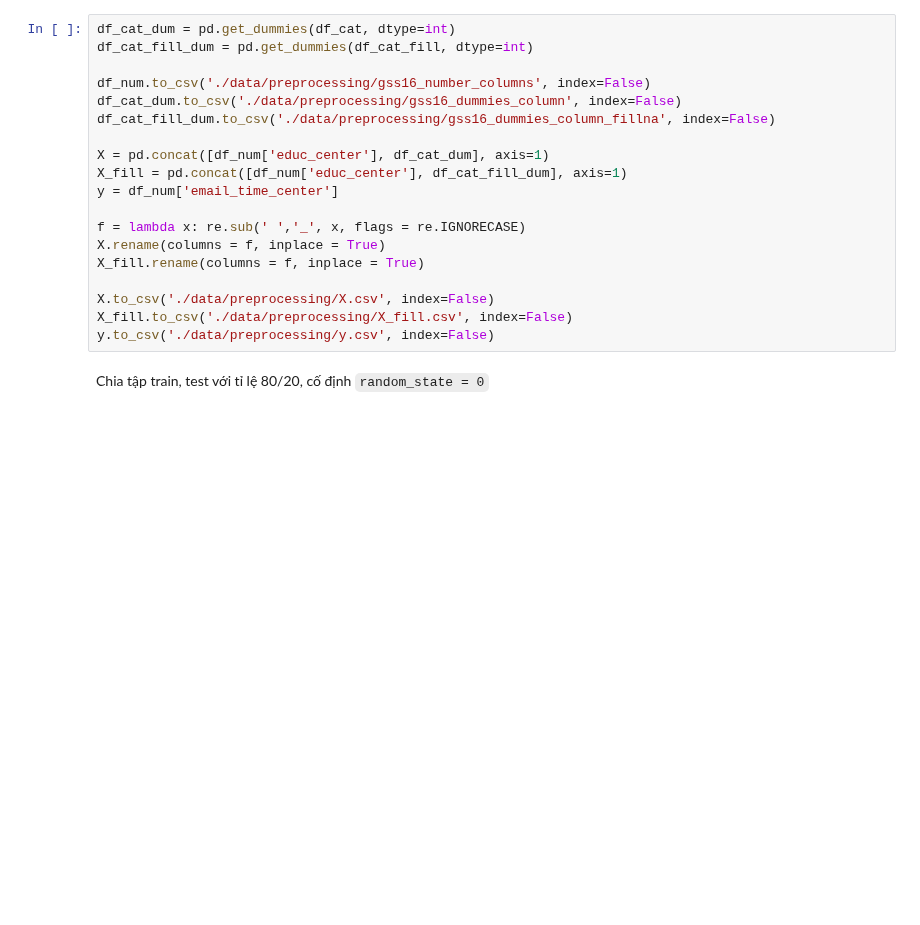
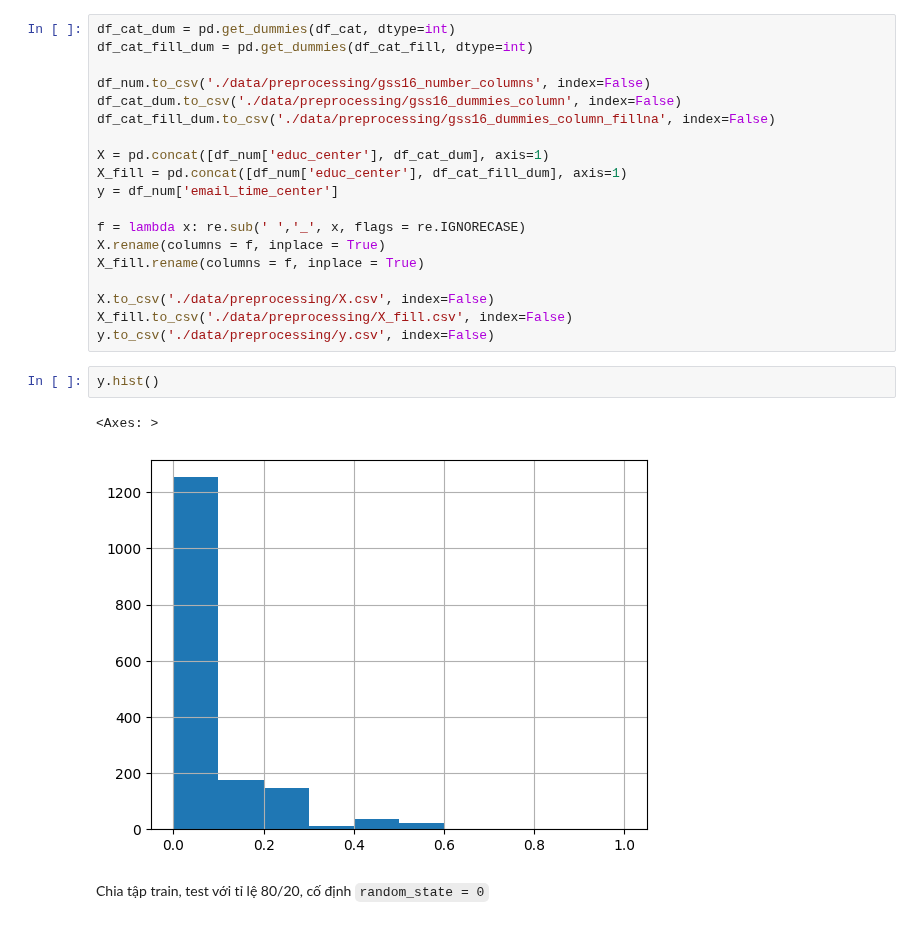
Before and after one commit to batman0911/social-stat-final-term, a Jupyter notebook: report.ipynb, the cells around one changed output. Saved outputs shown, nothing was run; the diff lists cells and outputs as text; blank space fills up the shorter version.

```diff
--- a/report.ipynb
+++ b/report.ipynb
@@ -448,6 +477,11 @@ X_fill.rename(columns = f, inplace = True)
 X.to_csv('./data/preprocessing/X.csv', index=False)
 X_fill.to_csv('./data/preprocessing/X_fill.csv', index=False)
 y.to_csv('./data/preprocessing/y.csv', index=False)
+# %%
+y.hist()
+# %% [output]
+<Axes: >
+[figure, added]
 # %% [markdown]
 Chia tập train, test với tỉ lệ 80/20, cố định `random_state = 0`
 # %%
```
Also changed, not shown: parts of 33 cells of this notebook, 1 other file.
